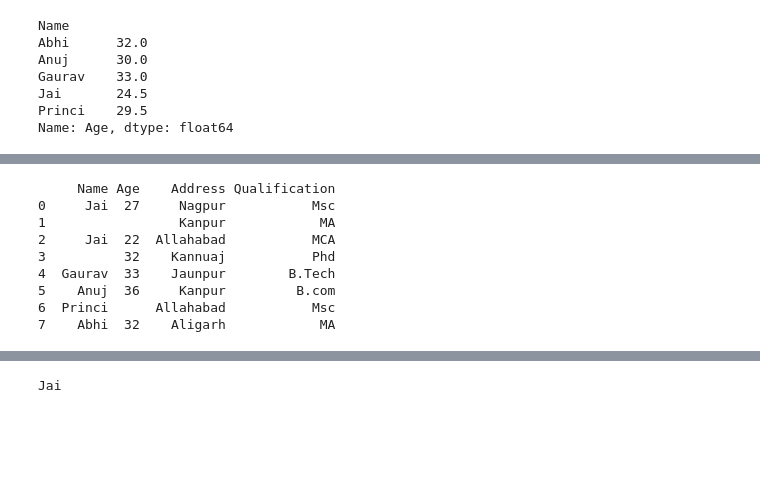
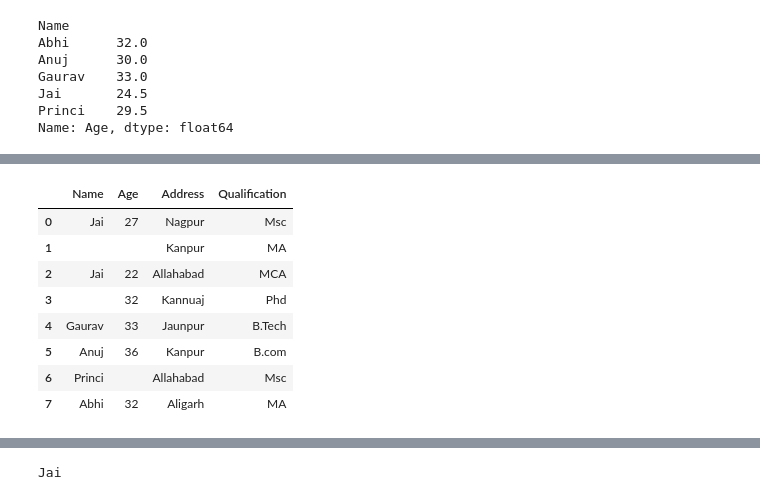
Before and after one commit to NileshCT/EDA_PROJECT, a Jupyter notebook: GroupBy_Pandas_replace_fillna_dropna.ipynb, the cells around one changed output, grey strips where cells are left out. Saved outputs shown, nothing was run; the diff lists cells and outputs as text; code cells hidden in the pictures; blank space fills up the shorter version.

```diff
--- a/GroupBy_Pandas_replace_fillna_dropna.ipynb
+++ b/GroupBy_Pandas_replace_fillna_dropna.ipynb
@@ -194,31 +381,12 @@ Name: Age, dtype: float64
 # %%
-df1=df.copy()
+df1
+# %% [output]
+|  | Name | Age | Address | Qualification |
+| 0 | Jai | 27 | Nagpur | Msc |
+| 1 |  |  | Kanpur | MA |
+| 2 | Jai | 22 | Allahabad | MCA |
+| 3 |  | 32 | Kannuaj | Phd |
+| 4 | Gaurav | 33 | Jaunpur | B.Tech |
+| 5 | Anuj | 36 | Kanpur | B.com |
+| 6 | Princi |  | Allahabad | Msc |
+| 7 | Abhi | 32 | Aligarh | MA |
-# %%
-# importing pandas module
-import pandas as pd
-
-# Define a dictionary containing employee data
-data1 = {'Name':['Jai', '', 'Jai', '',
-				'Gaurav', 'Anuj', 'Princi', 'Abhi'],
-		'Age':[27,'',22, 32,
-			33, 36,"",32],
-		'Address':['Nagpur', 'Kanpur', 'Allahabad', 'Kannuaj',
-				'Jaunpur', 'Kanpur', 'Allahabad', 'Aligarh'],
-		'Qualification':['Msc', 'MA', 'MCA', 'Phd',
-						'B.Tech', 'B.com', 'Msc', 'MA']}
-
-
-# Convert the dictionary into DataFrame
-df = pd.DataFrame(data1)
-
-print(df)
-# %% [output]
-     Name Age    Address Qualification
-0     Jai  27     Nagpur           Msc
-1                 Kanpur            MA
-2     Jai  22  Allahabad           MCA
-3          32    Kannuaj           Phd
-4  Gaurav  33    Jaunpur        B.Tech
-5    Anuj  36     Kanpur         B.com
-6  Princi      Allahabad           Msc
-7    Abhi  32    Aligarh            MA
```
Also changed, not shown: parts of 27 cells of this notebook.
